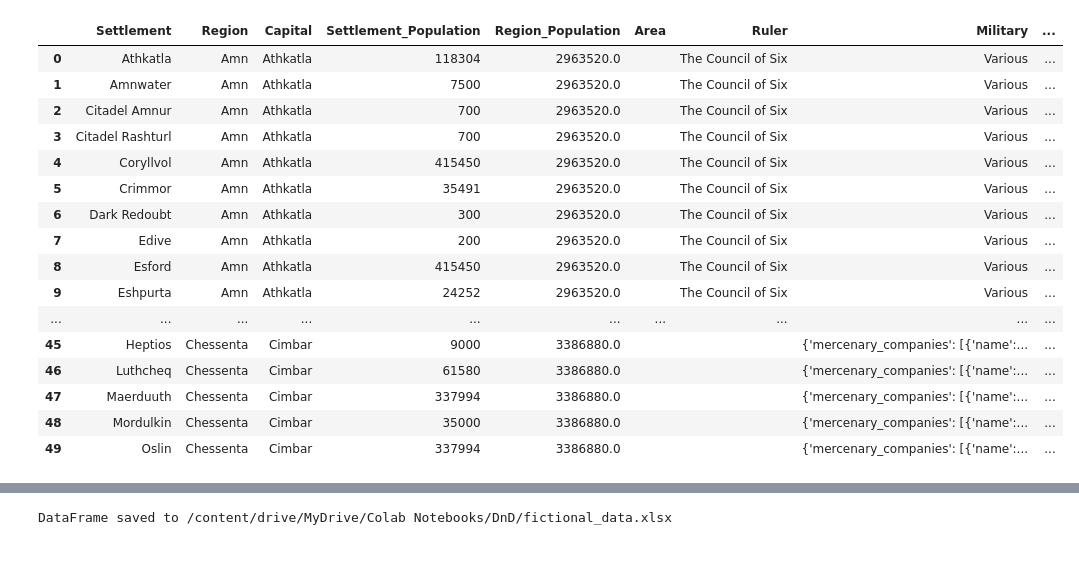
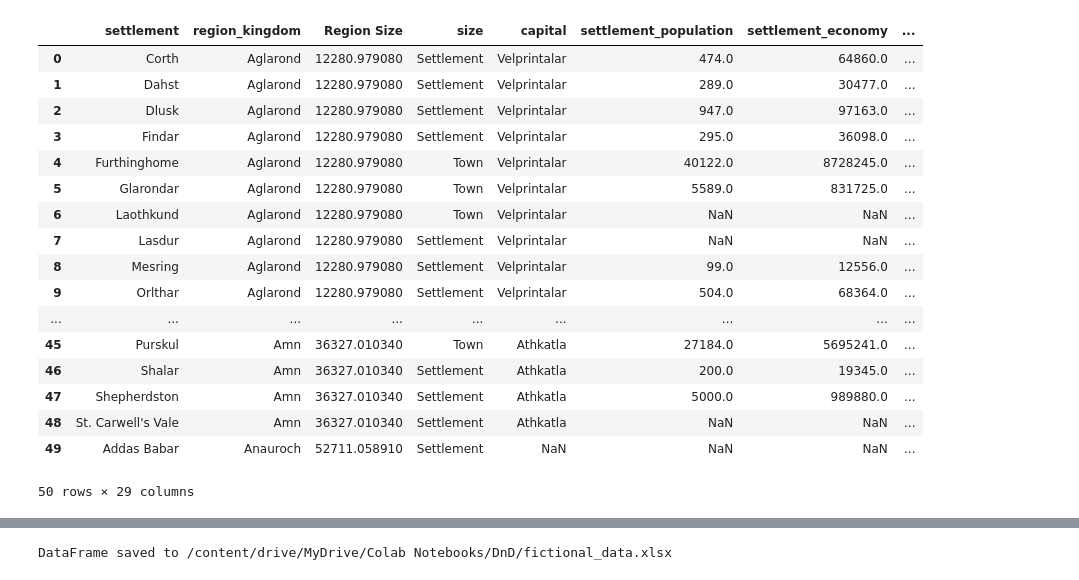
Before and after one commit to jbloewencolon/Creating-Dataset-for-The-Socioeconomics-of-Faerun, a Jupyter notebook: Dataset_Collection.ipynb, the cells around one changed output, grey strips where cells are left out. Drawn from its saved outputs; the diff is of its cells as text; code cells hidden in the pictures.

```diff
--- a/Dataset_Collection.ipynb
+++ b/Dataset_Collection.ipynb
@@ -2576,6 +2579,12 @@ regions_and_nations = [
     semphar_data,
     narfell_data,
 ]
+# %%
+# File path
+df_file_path = '/content/drive/MyDrive/Colab Notebooks/DnD/updated_dataset.csv'
+
+# Read the Excel file into a DataFrame
+df = pd.read_csv(df_file_path)
 # %%
 def randomize_breakdown(breakdown):
     if not isinstance(breakdown, dict):
@@ -2710,26 +2719,26 @@ def create_dataframe(regions_and_nations):
     df = pd.DataFrame(data_rows, columns=["Settlement", "Region", "Capital", "Settlement_Population", "Region_Population", "Area", "Ruler", "Military", "Languages", "Religions", "Exports", "Imports", "Population_Breakdown", "Sources"])
     return df
 # %%
-df = create_dataframe(regions_and_nations)
 df.head(50)
 # %% [output]
-|  | Settlement | Region | Capital | Settlement_Population | Region_Population | Area | Ruler | Military | ... |
-| 0 | Athkatla | Amn | Athkatla | 118304 | 2963520.0 |  | The Council of Six | Various | ... |
-| 1 | Amnwater | Amn | Athkatla | 7500 | 2963520.0 |  | The Council of Six | Various | ... |
-| 2 | Citadel Amnur | Amn | Athkatla | 700 | 2963520.0 |  | The Council of Six | Various | ... |
-| 3 | Citadel Rashturl | Amn | Athkatla | 700 | 2963520.0 |  | The Council of Six | Various | ... |
-| 4 | Coryllvol | Amn | Athkatla | 415450 | 2963520.0 |  | The Council of Six | Various | ... |
-| 5 | Crimmor | Amn | Athkatla | 35491 | 2963520.0 |  | The Council of Six | Various | ... |
-| 6 | Dark Redoubt | Amn | Athkatla | 300 | 2963520.0 |  | The Council of Six | Various | ... |
-| 7 | Edive | Amn | Athkatla | 200 | 2963520.0 |  | The Council of Six | Various | ... |
-| 8 | Esford | Amn | Athkatla | 415450 | 2963520.0 |  | The Council of Six | Various | ... |
-| 9 | Eshpurta | Amn | Athkatla | 24252 | 2963520.0 |  | The Council of Six | Various | ... |
-| ... | ... | ... | ... | ... | ... | ... | ... | ... | ... |
-| 45 | Heptios | Chessenta | Cimbar | 9000 | 3386880.0 |  |  | {'mercenary_companies': [{'name':... | ... |
-| 46 | Luthcheq | Chessenta | Cimbar | 61580 | 3386880.0 |  |  | {'mercenary_companies': [{'name':... | ... |
-| 47 | Maerduuth | Chessenta | Cimbar | 337994 | 3386880.0 |  |  | {'mercenary_companies': [{'name':... | ... |
-| 48 | Mordulkin | Chessenta | Cimbar | 35000 | 3386880.0 |  |  | {'mercenary_companies': [{'name':... | ... |
-| 49 | Oslin | Chessenta | Cimbar | 337994 | 3386880.0 |  |  | {'mercenary_companies': [{'name':... | ... |
+|  | settlement | region_kingdom | Region Size | size | capital | settlement_population | settlement_economy | ... |
+| 0 | Corth | Aglarond | 12280.979080 | Settlement | Velprintalar | 474.0 | 64860.0 | ... |
+| 1 | Dahst | Aglarond | 12280.979080 | Settlement | Velprintalar | 289.0 | 30477.0 | ... |
+| 2 | Dlusk | Aglarond | 12280.979080 | Settlement | Velprintalar | 947.0 | 97163.0 | ... |
+| 3 | Findar | Aglarond | 12280.979080 | Settlement | Velprintalar | 295.0 | 36098.0 | ... |
+| 4 | Furthinghome | Aglarond | 12280.979080 | Town | Velprintalar | 40122.0 | 8728245.0 | ... |
+| 5 | Glarondar | Aglarond | 12280.979080 | Town | Velprintalar | 5589.0 | 831725.0 | ... |
+| 6 | Laothkund | Aglarond | 12280.979080 | Town | Velprintalar | NaN | NaN | ... |
+| 7 | Lasdur | Aglarond | 12280.979080 | Settlement | Velprintalar | NaN | NaN | ... |
+| 8 | Mesring | Aglarond | 12280.979080 | Settlement | Velprintalar | 99.0 | 12556.0 | ... |
+| 9 | Orlthar | Aglarond | 12280.979080 | Settlement | Velprintalar | 504.0 | 68364.0 | ... |
+| ... | ... | ... | ... | ... | ... | ... | ... | ... |
+| 45 | Purskul | Amn | 36327.010340 | Town | Athkatla | 27184.0 | 5695241.0 | ... |
+| 46 | Shalar | Amn | 36327.010340 | Settlement | Athkatla | 200.0 | 19345.0 | ... |
+| 47 | Shepherdston | Amn | 36327.010340 | Settlement | Athkatla | 5000.0 | 989880.0 | ... |
+| 48 | St. Carwell's Vale | Amn | 36327.010340 | Settlement | Athkatla | NaN | NaN | ... |
+| 49 | Addas Babar | Anauroch | 52711.058910 | Settlement | NaN | NaN | NaN | ... |
+50 rows × 29 columns
 # %%
 def assign_population(df):
     for index, row in df.iterrows():
```
Also changed, not shown: parts of 6 cells of this notebook.
